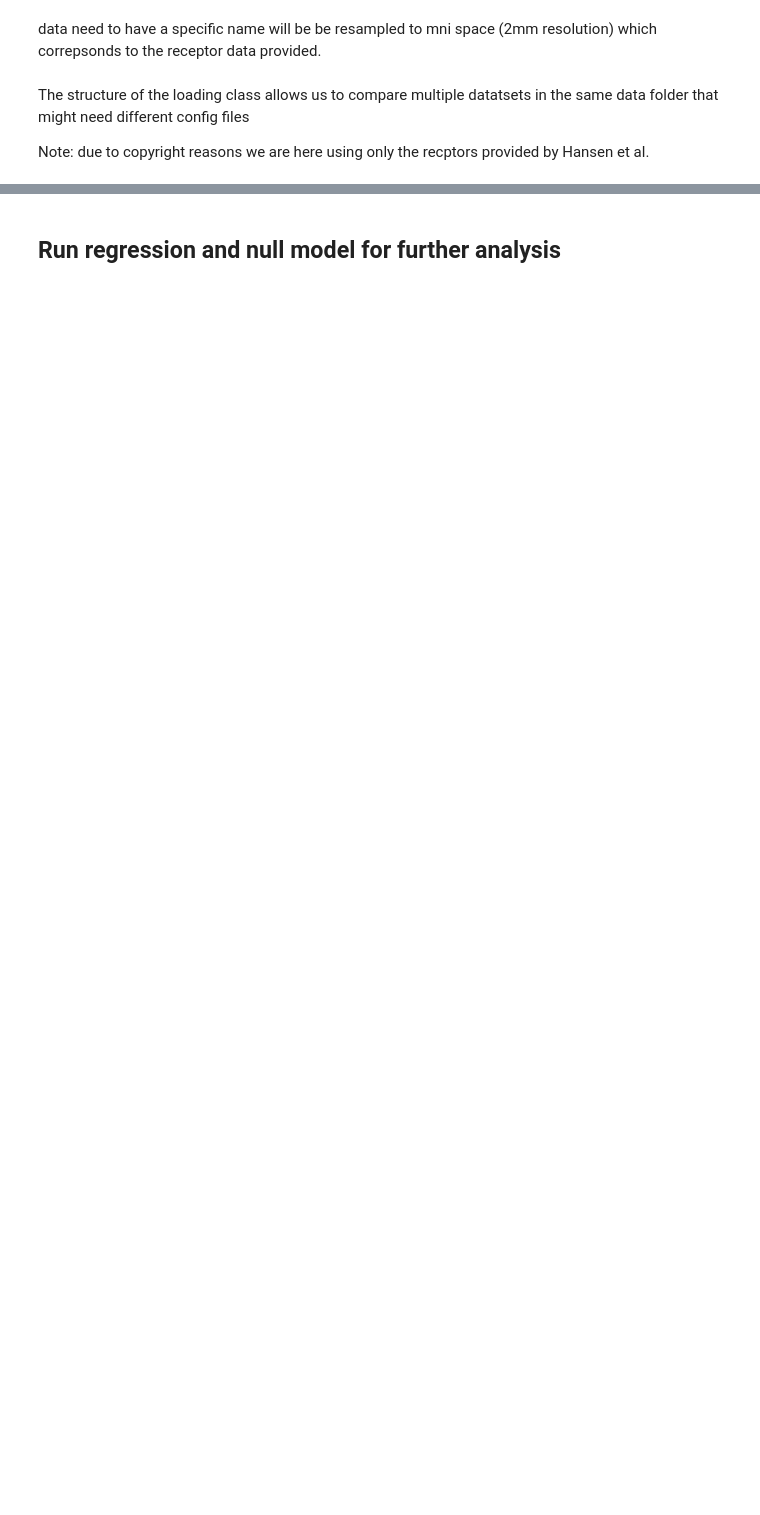
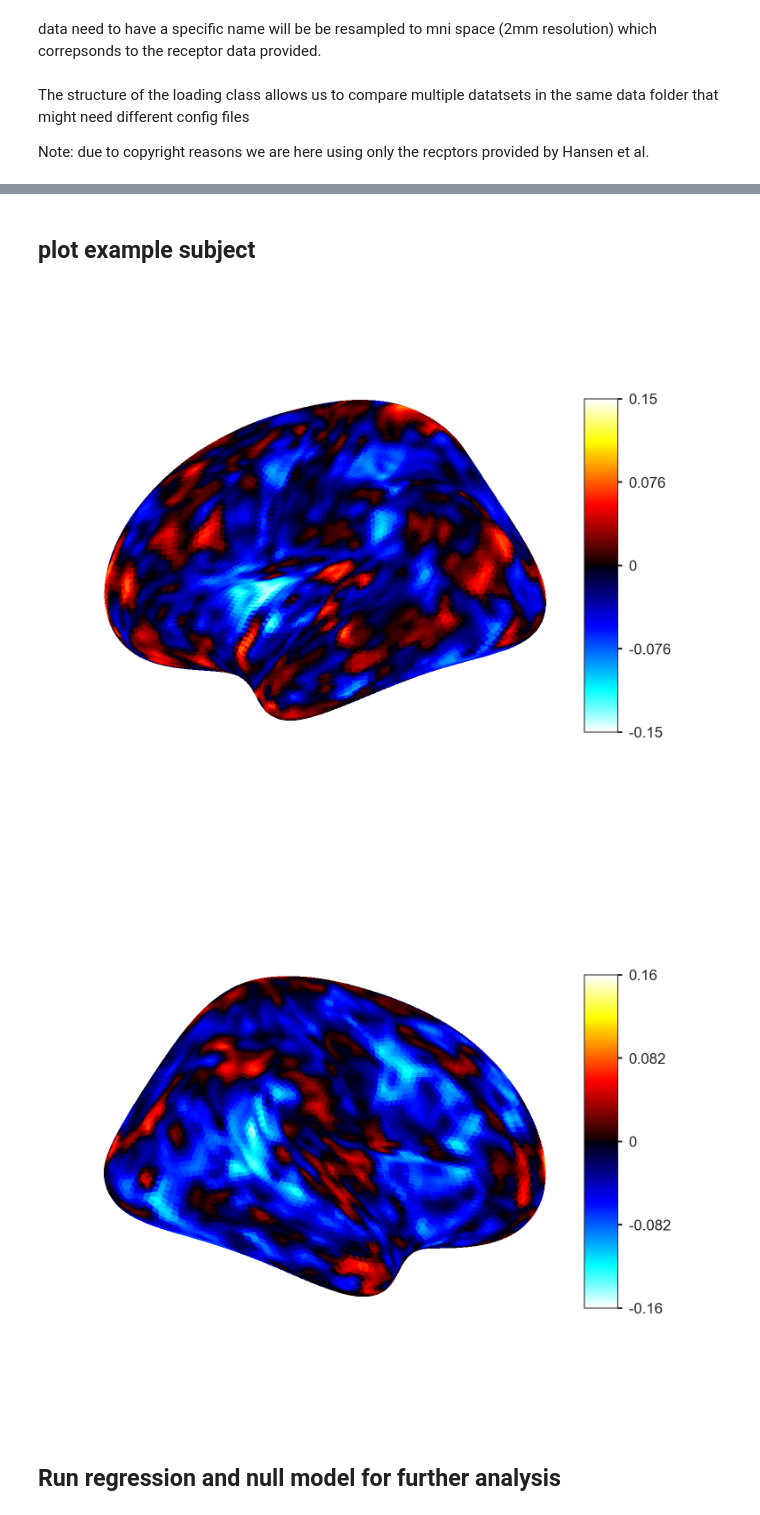
Before and after one commit to TheComputationalBrain/neuromodulation_assay, a Jupyter notebook: analysis_demo.ipynb, the cells around one changed output, grey strips where cells are left out. Drawn from its saved outputs; the diff is of its cells as text; code cells hidden in the pictures; blank space fills up the shorter version.

```diff
--- a/analysis_demo.ipynb
+++ b/analysis_demo.ipynb
@@ -24,4 +26,4 @@ The structure of the loading class allows us to compare multiple datatsets in th
 
 Note: due to copyright reasons we are here using only the recptors provided by Hansen et al.
 # %%
-params, paths, receptors = load_config('study_1', return_what='all')
+params, paths, rec = load_config('study_1', return_what='all')
@@ -34,18 +34,19 @@ NameError: name 'Path' is not defined
 
 # Find all .nii.gz files containing params.latent_var
 all_nii = glob(os.path.join(paths.beta_dir, "*.nii.gz"))
-matching_nii = [f for f in all_nii if params.latent_var in os.path.basename(f)]
-
-print(all_nii)
+matching_nii = [
+    f for f in all_nii
+    if any(lv in os.path.basename(f) for lv in params.latent_vars)
+]
 
 print(f"Found {len(matching_nii)} matching files.")
 
 # Loop through and process
 for nii_file in matching_nii:
 
-    array, mask = nii_to_cortical_voxel_array()
+    array, mask = nii_to_cortical_voxel_array(os.path.join(paths.beta_dir, nii_file))
 
-    base = os.path.basename(paths.beta_dir).replace("_map.nii.gz", "")
+    base = os.path.basename(nii_file).replace("_map.nii.gz", "")
     out_path = os.path.join(paths.beta_dir, f"{base}.pickle")
     with open(out_path, "wb") as f:
             pickle.dump(array, f)
@@ -55,32 +55,41 @@ Found 0 matching files.
+# %% [markdown]
+## plot example subject
 # %%
 #plot example subject
 # Load the first NIfTI image
-nii_img = image.load_img(os.path.join(paths.beta_dir, matching_nii[0]))
+example_file = image.load_img(os.path.join(paths.beta_dir, matching_nii[0]))
 
-# Fetch fsaverage surface
+# Load 3D NIfTI
+vol_img = image.load_img(example_file)
+
+# Sample volume onto fsaverage surface
 fsaverage = datasets.fetch_surf_fsaverage()
+texture_left = surface.vol_to_surf(vol_img, fsaverage.pial_left)
+texture_right = surface.vol_to_surf(vol_img, fsaverage.pial_right)
+
 
 # Plot the statistical map on the left hemisphere
 plotting.plot_surf_stat_map(
     surf_mesh=fsaverage.infl_left,   # inflated left hemisphere mesh
-    stat_map=nii_img,
+    stat_map=texture_left,
     hemi='left',
     view='lateral',
-    colorbar=True,
-    title=os.path.basename(first_file)
+    colorbar=True
 )
 
 # Plot the right hemisphere if you want
 plotting.plot_surf_stat_map(
     surf_mesh=fsaverage.infl_right,
-    stat_map=nii_img,
+    stat_map=texture_right,
     hemi='right',
     view='lateral',
-    colorbar=True,
-    title=os.path.basename(first_file)
+    colorbar=True
 )
 
 plotting.show()
+# %% [output]
+[figure, added]
+[figure, added]
 # %% [markdown]
 ## Run regression and null model for further analysis
 # %% [markdown]
```
Also changed, not shown: parts of 11 cells of this notebook.
